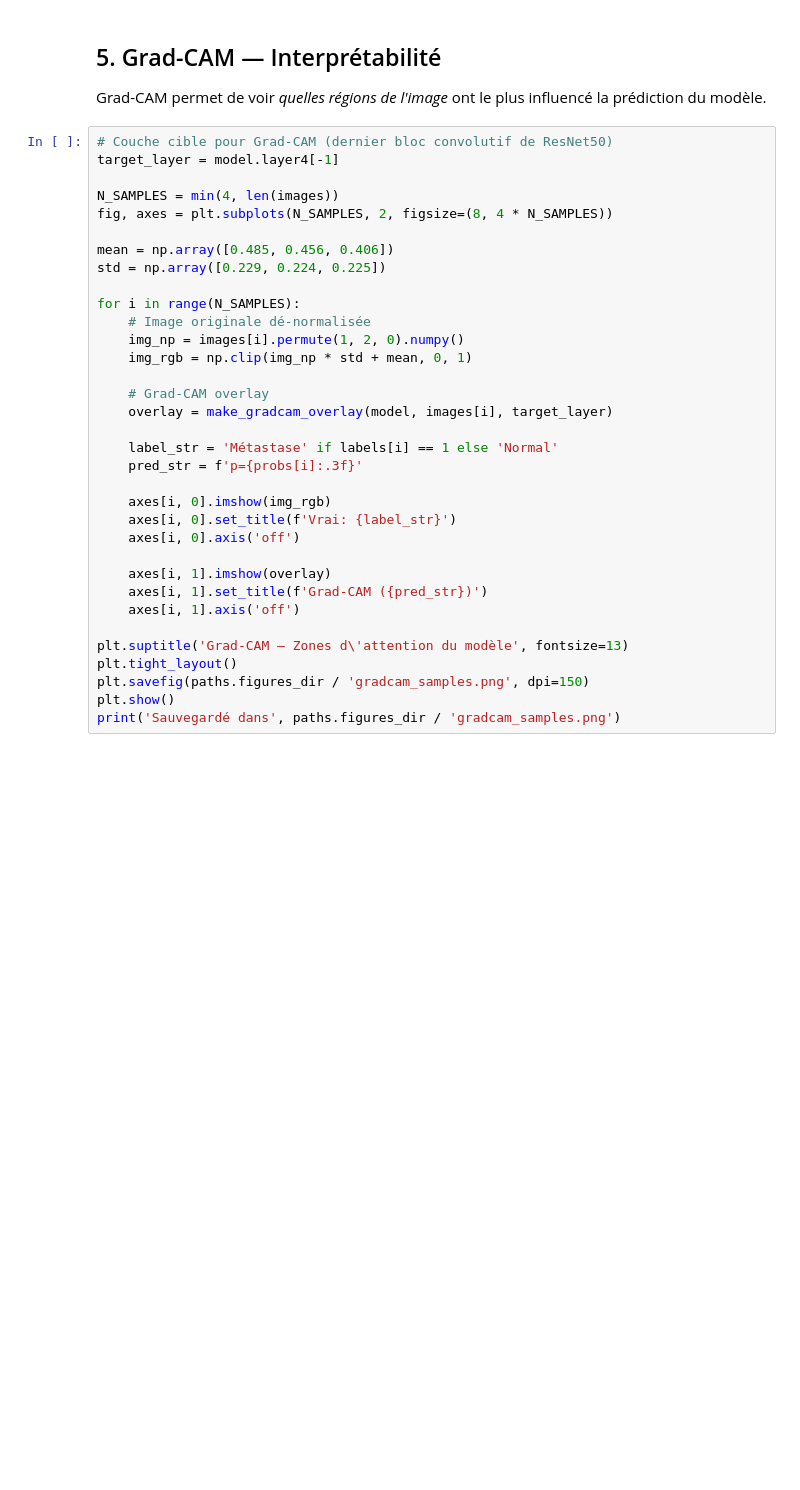
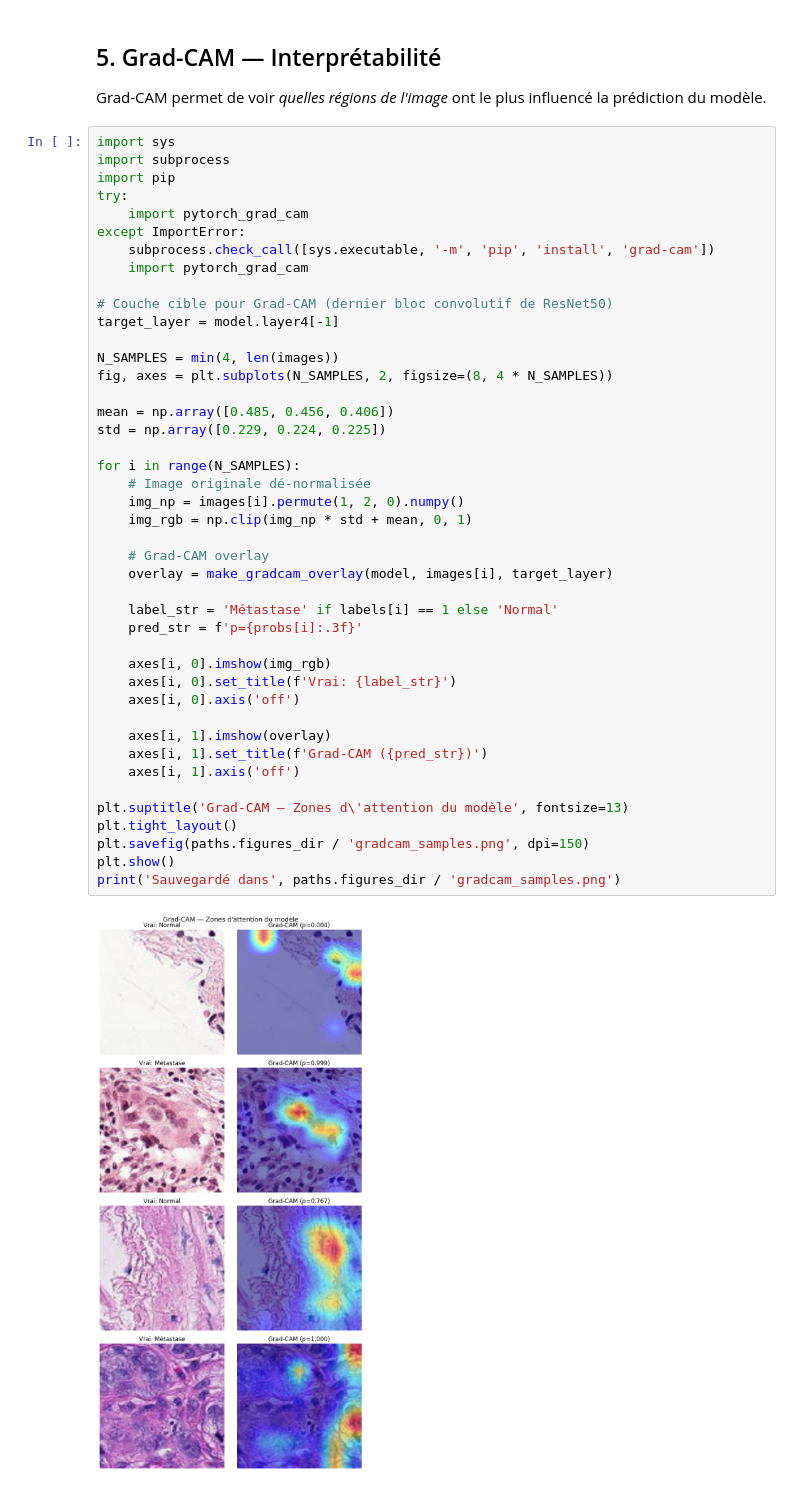
Before and after one commit to FLICKWICK226/LAAFI_AI, a Jupyter notebook: notebooks/04_inference.ipynb, the cells around one changed output. Saved outputs shown, nothing was run; the diff lists cells and outputs as text; blank space fills up the shorter version.

```diff
--- a/notebooks/04_inference.ipynb
+++ b/notebooks/04_inference.ipynb
@@ -79,36 +124,47 @@ for i in range(min(8, len(probs))):
 
 Grad-CAM permet de voir *quelles régions de l'image* ont le plus influencé la prédiction du modèle.
 # %%
+import sys
+import subprocess
+import pip
+try:
+    import pytorch_grad_cam
+except ImportError:
+    subprocess.check_call([sys.executable, '-m', 'pip', 'install', 'grad-cam'])
+    import pytorch_grad_cam
+
 # Couche cible pour Grad-CAM (dernier bloc convolutif de ResNet50)
 target_layer = model.layer4[-1]
 
 N_SAMPLES = min(4, len(images))
 fig, axes = plt.subplots(N_SAMPLES, 2, figsize=(8, 4 * N_SAMPLES))
 
 mean = np.array([0.485, 0.456, 0.406])
 std = np.array([0.229, 0.224, 0.225])
 
 for i in range(N_SAMPLES):
     # Image originale dé-normalisée
     img_np = images[i].permute(1, 2, 0).numpy()
     img_rgb = np.clip(img_np * std + mean, 0, 1)
 
     # Grad-CAM overlay
     overlay = make_gradcam_overlay(model, images[i], target_layer)
 
     label_str = 'Métastase' if labels[i] == 1 else 'Normal'
     pred_str = f'p={probs[i]:.3f}'
 
     axes[i, 0].imshow(img_rgb)
     axes[i, 0].set_title(f'Vrai: {label_str}')
     axes[i, 0].axis('off')
 
     axes[i, 1].imshow(overlay)
     axes[i, 1].set_title(f'Grad-CAM ({pred_str})')
     axes[i, 1].axis('off')
 
 plt.suptitle('Grad-CAM — Zones d\'attention du modèle', fontsize=13)
 plt.tight_layout()
 plt.savefig(paths.figures_dir / 'gradcam_samples.png', dpi=150)
 plt.show()
 print('Sauvegardé dans', paths.figures_dir / 'gradcam_samples.png')
+# %% [output]
+[figure, added]
```
Also changed, not shown: parts of 7 cells of this notebook, 4 other files.
